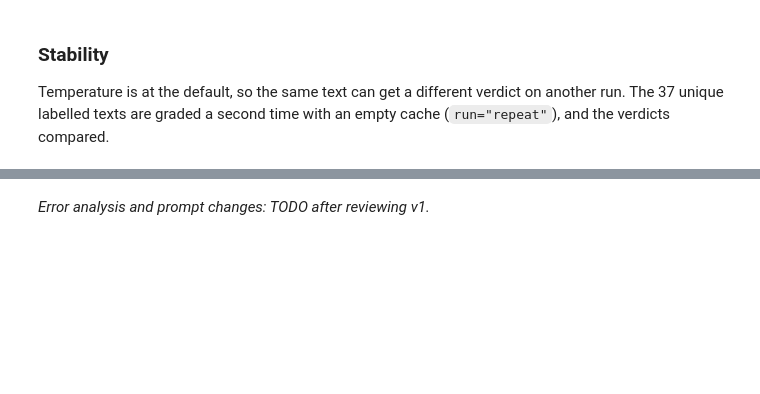
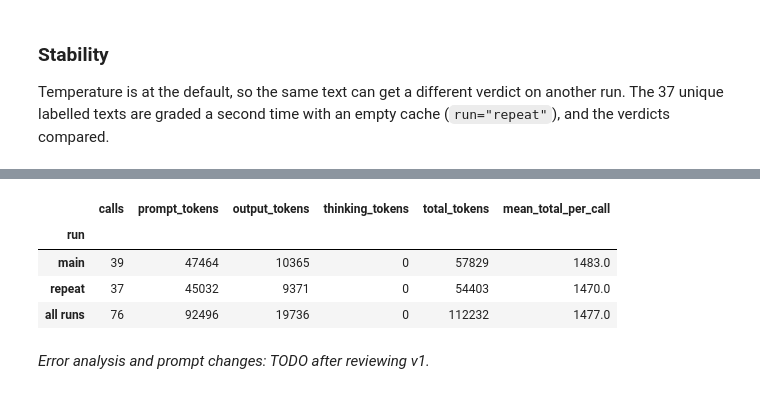
Before and after one commit to anirudhkumar0904/student-success-assistant, a Jupyter notebook: notebooks/part2_llm.ipynb, the cells around one changed output, grey strips where cells are left out. Cells and saved outputs as stored; diff of their text form; code cells hidden in the pictures; blank space fills up the shorter version.

```diff
--- a/notebooks/part2_llm.ipynb
+++ b/notebooks/part2_llm.ipynb
@@ -107,7 +193,13 @@ STABILITY_PLACEHOLDER
 # %%
-usage = usage_summary(CACHE_DIR / "usage_log.jsonl", PROMPT_VERSION)
+usage = usage_summary(CACHE_DIR / "usage_log.jsonl", MODEL, PROMPT_VERSION)
 write_report(df, Path("../outputs/llm_eval_v1.md"), MODEL, PROMPT_VERSION, usage, injections, stable)
 usage
+# %% [output]
+|  | calls | prompt_tokens | output_tokens | thinking_tokens | total_tokens | mean_total_per_call |
+| run |  |  |  |  |  |  |
+| main | 39 | 47464 | 10365 | 0 | 57829 | 1483.0 |
+| repeat | 37 | 45032 | 9371 | 0 | 54403 | 1470.0 |
+| all runs | 76 | 92496 | 19736 | 0 | 112232 | 1477.0 |
 # %% [markdown]
 _Error analysis and prompt changes: TODO after reviewing v1._
 # %% [markdown]
```
Also changed, not shown: parts of 12 cells of this notebook, 6 other files.
